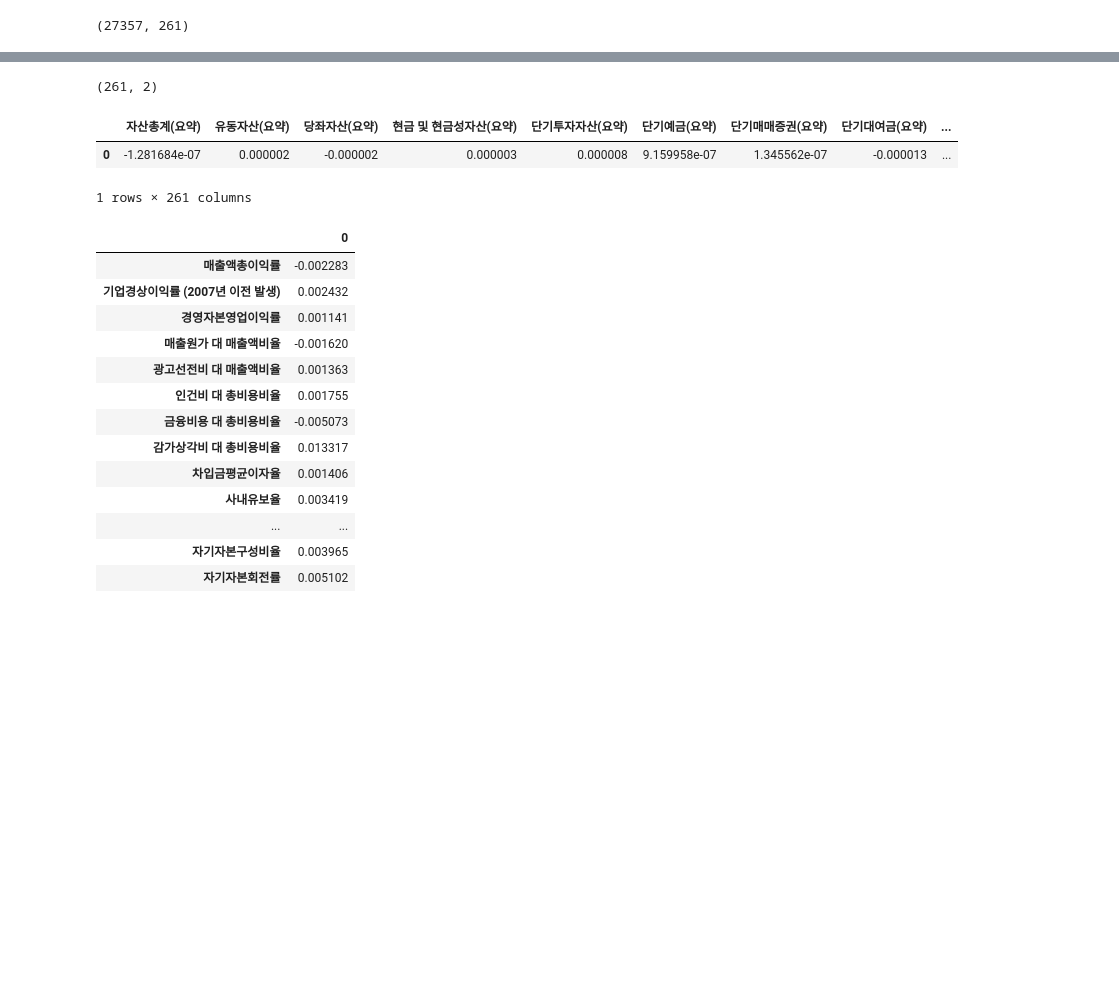
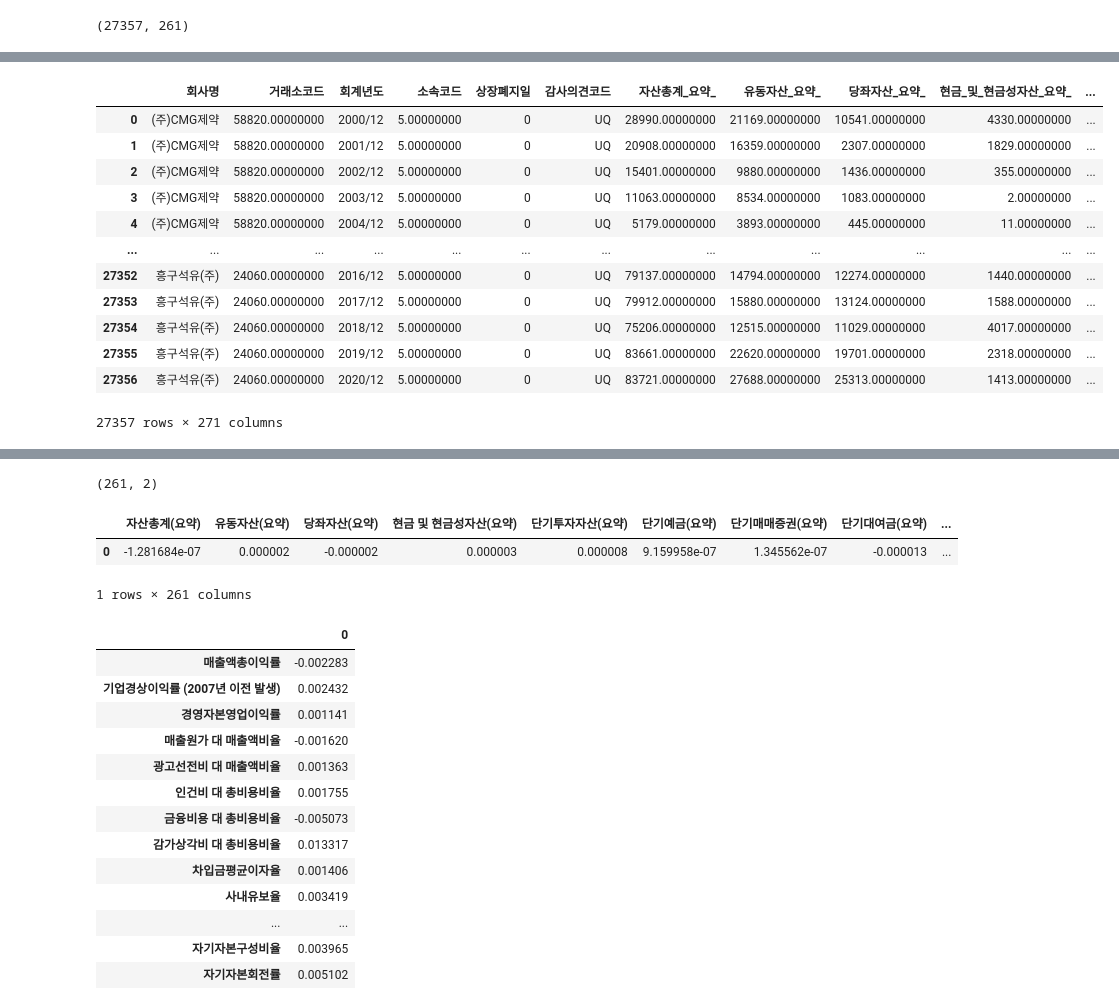
Before and after one commit to JxxHxxx/Ubion-CorporateBankruptcyAnalysis, a Jupyter notebook: Code/SH/feature S oversampling/feature_selection_LASSO.ipynb, the cells around one changed output, grey strips where cells are left out. Cells and saved outputs as stored; diff of their text form; code cells hidden in the pictures; blank space fills up the shorter version.

```diff
--- a/Code/SH/feature S oversampling/feature_selection_LASSO.ipynb
+++ b/Code/SH/feature S oversampling/feature_selection_LASSO.ipynb
@@ -53,0 +127,3 @@ X.shape
+# %%
+#소수점 나타나게 하기
+pd.options.display.float_format = '{:.2f}'.format
@@ -53,0 +182,16 @@ X.shape
+# %%
+df
+# %% [output]
+|  | 회사명 | 거래소코드 | 회계년도 | 소속코드 | 상장폐지일 | 감사의견코드 | 자산총계_요약_ | 유동자산_요약_ | 당좌자산_요약_ | 현금_및_현금성자산_요약_ | ... |
+| 0 | (주)CMG제약 | 58820.00000000 | 2000/12 | 5.00000000 | 0 | UQ | 28990.00000000 | 21169.00000000 | 10541.00000000 | 4330.00000000 | ... |
+| 1 | (주)CMG제약 | 58820.00000000 | 2001/12 | 5.00000000 | 0 | UQ | 20908.00000000 | 16359.00000000 | 2307.00000000 | 1829.00000000 | ... |
+| 2 | (주)CMG제약 | 58820.00000000 | 2002/12 | 5.00000000 | 0 | UQ | 15401.00000000 | 9880.00000000 | 1436.00000000 | 355.00000000 | ... |
+| 3 | (주)CMG제약 | 58820.00000000 | 2003/12 | 5.00000000 | 0 | UQ | 11063.00000000 | 8534.00000000 | 1083.00000000 | 2.00000000 | ... |
+| 4 | (주)CMG제약 | 58820.00000000 | 2004/12 | 5.00000000 | 0 | UQ | 5179.00000000 | 3893.00000000 | 445.00000000 | 11.00000000 | ... |
+| ... | ... | ... | ... | ... | ... | ... | ... | ... | ... | ... | ... |
+| 27352 | 흥구석유(주) | 24060.00000000 | 2016/12 | 5.00000000 | 0 | UQ | 79137.00000000 | 14794.00000000 | 12274.00000000 | 1440.00000000 | ... |
+| 27353 | 흥구석유(주) | 24060.00000000 | 2017/12 | 5.00000000 | 0 | UQ | 79912.00000000 | 15880.00000000 | 13124.00000000 | 1588.00000000 | ... |
+| 27354 | 흥구석유(주) | 24060.00000000 | 2018/12 | 5.00000000 | 0 | UQ | 75206.00000000 | 12515.00000000 | 11029.00000000 | 4017.00000000 | ... |
+| 27355 | 흥구석유(주) | 24060.00000000 | 2019/12 | 5.00000000 | 0 | UQ | 83661.00000000 | 22620.00000000 | 19701.00000000 | 2318.00000000 | ... |
+| 27356 | 흥구석유(주) | 24060.00000000 | 2020/12 | 5.00000000 | 0 | UQ | 83721.00000000 | 27688.00000000 | 25313.00000000 | 1413.00000000 | ... |
+27357 rows × 271 columns
```
Also changed, not shown: parts of 27 cells of this notebook.
